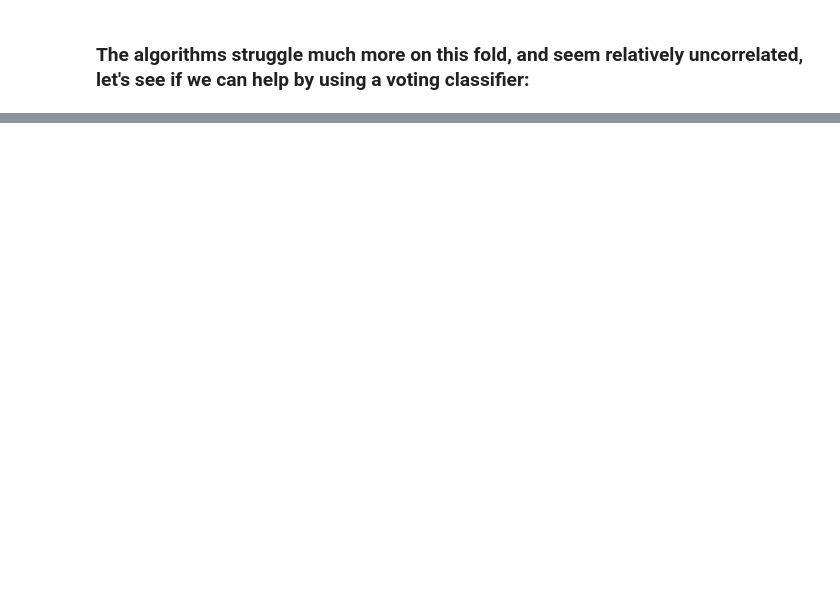
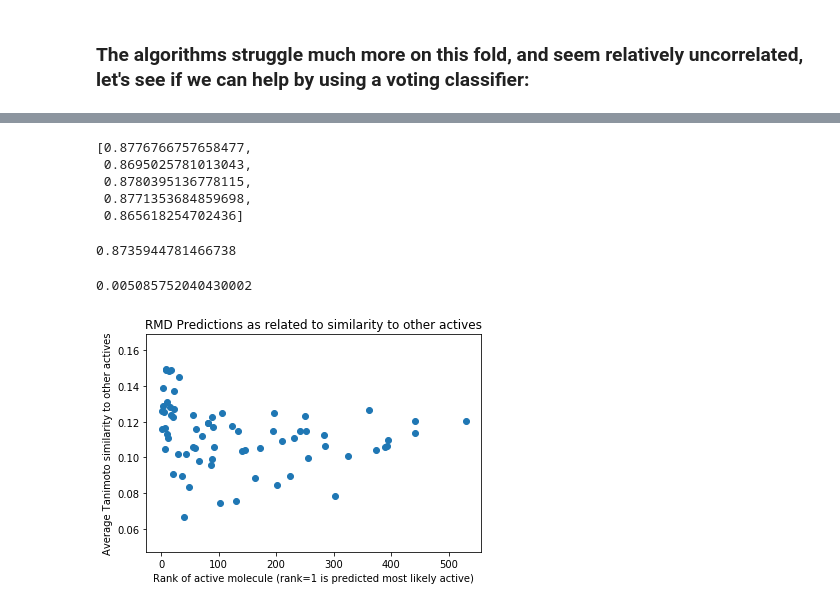
Before and after one commit to mc-robinson/RMD_colab_notebooks, a Jupyter notebook: HERG_colab.ipynb, the cells around one changed output, grey strips where cells are left out. Drawn from its saved outputs; the diff is of its cells as text; code cells hidden in the pictures; blank space fills up the shorter version.

```diff
--- a/HERG_colab.ipynb
+++ b/HERG_colab.ipynb
@@ -643,0 +647,52 @@ roc_auc_score(y_test_list[-1], vote_pred)
+# %%
+voting_aucs_list
+# %% [output]
+[0.8776766757658477,
+ 0.8695025781013043,
+ 0.8780395136778115,
+ 0.8771353684859698,
+ 0.865618254702436]
+# %%
+np.mean(voting_aucs_list)
+# %% [output]
+0.8735944781466738
+# %%
+np.std(voting_aucs_list)
+# %% [output]
+0.005085752040430002
+# %%
+X_test_list = []
+sss = StratifiedKFold(n_splits=5, random_state=42,
+                          shuffle=False)
+for train_index, test_index in sss.split(X, y):
+    X_train, X_test = X[train_index], X[test_index]
+    y_train, y_test = y[train_index], y[test_index]
+
+    X_test_list.append(X_test)
+# %%
+def tanimoto(v1, v2):
+    """
+    Calculates tanimoto similarity for two bit vectors
+    """
+    return(np.bitwise_and(v1, v2).sum() / np.bitwise_or(v1, v2).sum())
+
+dists = []
+fps = X_test_list[0]
+activity = y_test_list[0]
+active_fps = fps[activity==1]
+nfps = active_fps.shape[0]
+
+fp_sims_list = []
+for i in range(nfps):
+    sims = []
+    for j in range(nfps):
+        if i != j:
+            sims.append(tanimoto(active_fps[i], active_fps[j]))
+    fp_sims_list.append(np.mean(sims))
+# %%
+plt.scatter(num_scores - rmd_pred_list[0].argsort().argsort()[activity==1], fp_sims_list)
+plt.xlabel('Rank of active molecule (rank=1 is predicted most likely active)')
+plt.ylabel('Average Tanimoto similarity to other actives')
+plt.title('RMD Predictions as related to similarity to other actives');
+# %% [output]
+[figure, added]
```
Also changed, not shown: parts of 19 cells of this notebook.
